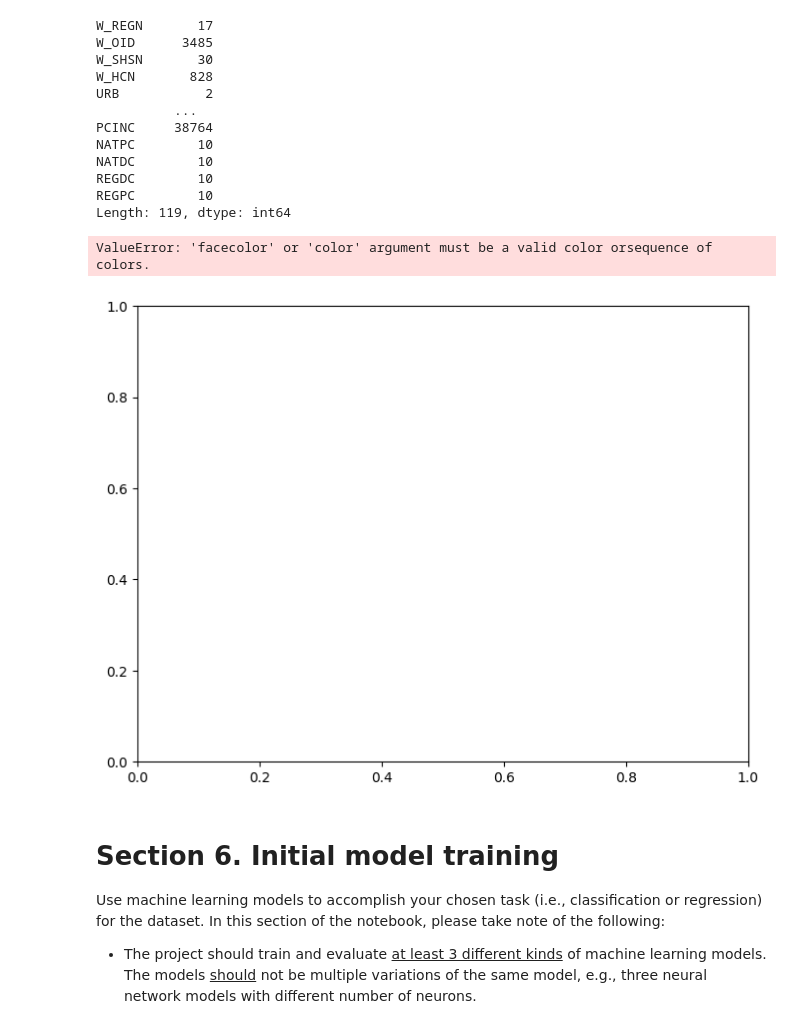
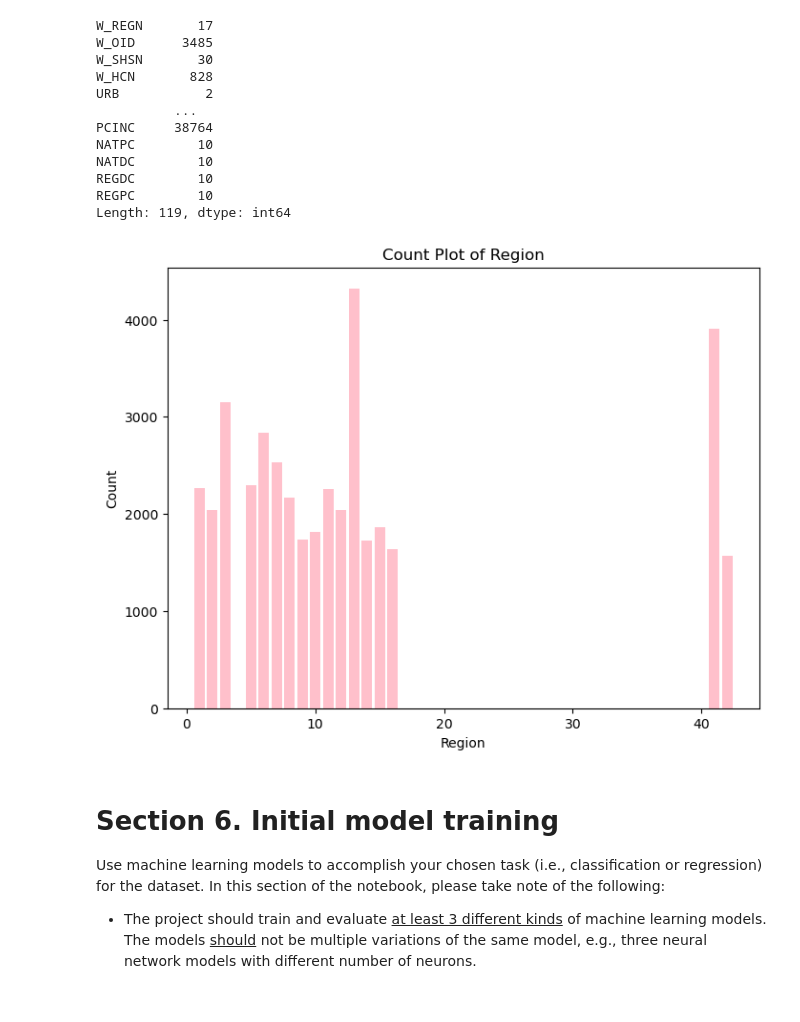
Before and after one commit to jjg-git/stintsyML, a Jupyter notebook: STINTSY project.ipynb, the cells around one changed output. Drawn from its saved outputs; the diff is of its cells as text; code cells hidden in the pictures.

```diff
--- a/STINTSY project.ipynb
+++ b/STINTSY project.ipynb
@@ -253,15 +313,14 @@ Length: 119, dtype: int64
 # %%
 region_counts = df_fies['W_REGN'].value_counts()
 
 plt.figure(figsize=(8, 6))
-plt.bar(region_counts.index, region_counts, color='darpink')
+plt.bar(region_counts.index, region_counts, color='pink')
 plt.title('Count Plot of Region')
 plt.xlabel('Region')
 plt.ylabel('Count')
 plt.show()
 # %% [output]
-ValueError: 'facecolor' or 'color' argument must be a valid color orsequence of colors.
-[figure, old version]
+[figure, new version]
 # %% [markdown]
 # Section 6. Initial model training
 Use machine learning models to accomplish your chosen task (i.e., classification or regression)
```
Also changed, not shown: parts of 7 cells of this notebook, 1 other file.
